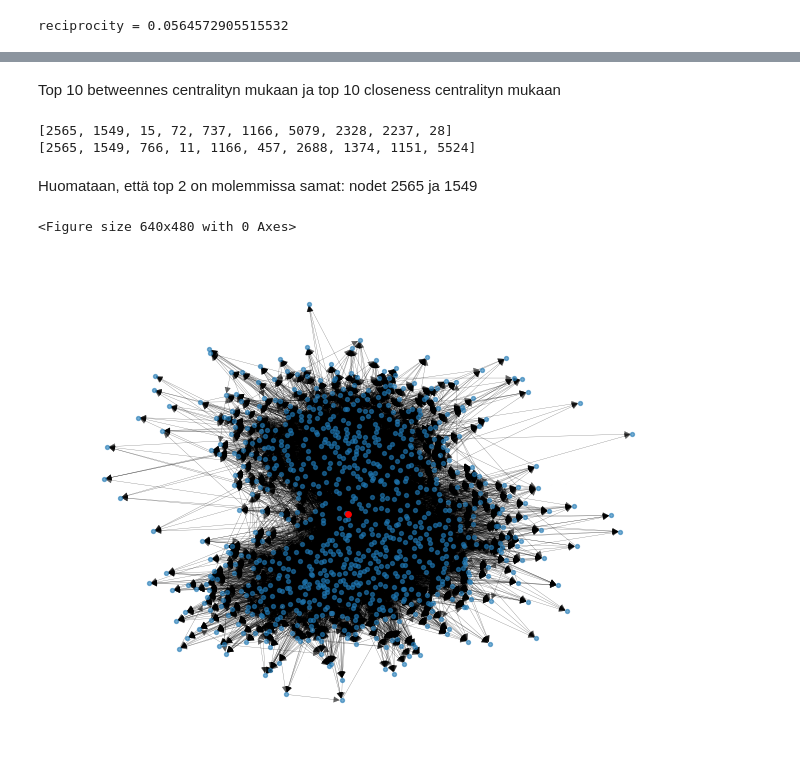
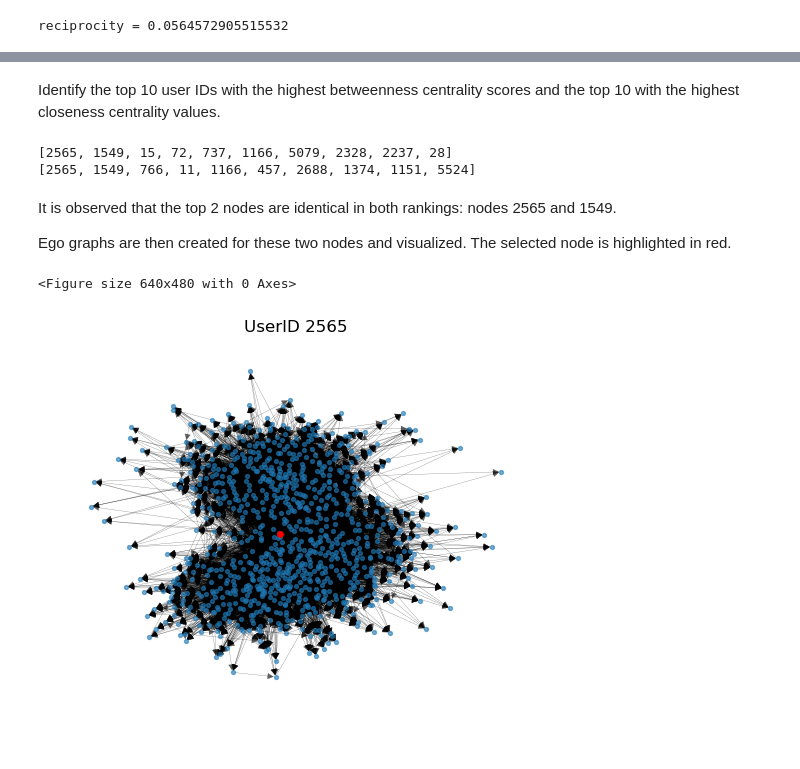
Before and after one commit to JereMakkonen/wikipedia-vote-link-prediction, a Jupyter notebook: project17.ipynb, the cells around one changed output, grey strips where cells are left out. Drawn from its saved outputs; the diff is of its cells as text; code cells hidden in the pictures.

```diff
--- a/project17.ipynb
+++ b/project17.ipynb
@@ -161,3 +183,3 @@ n. 0.05% on kaksisuuntaisia -> suurin osa linkeistä on yksipuolisia
 # %% [markdown]
-Top 10 betweennes centralityn mukaan ja top 10 closeness centralityn mukaan
+Identify the top 10 user IDs with the highest betweenness centrality scores and the top 10 with the highest closeness centrality values.
 # %%
@@ -175,4 +196,6 @@ print(top_10_centrality)
 [2565, 1549, 15, 72, 737, 1166, 5079, 2328, 2237, 28]
 [2565, 1549, 766, 11, 1166, 457, 2688, 1374, 1151, 5524]
 # %% [markdown]
-Huomataan, että top 2 on molemmissa samat: nodet 2565 ja 1549
+It is observed that the top 2 nodes are identical in both rankings: nodes 2565 and 1549.
+
+Ego graphs are then created for these two nodes and visualized. The selected node is highlighted in red.
@@ -182,16 +205,16 @@ ego_top2 = nx.ego_graph(G, 1549)
 # %%
 plt.clf()
 
 pos = nx.spring_layout(ego_top1, seed=42, k=2)
 
 plt.figure()
-
+plt.title("UserID 2565")
 nx.draw(ego_top1, pos, node_size=8, width=0.2, alpha=0.6)
 nx.draw_networkx_nodes(ego_top1, pos, nodelist=[2565], node_color='red', node_size=15)
 plt.show()
 # %% [output]
 <Figure size 640x480 with 0 Axes>
-[figure, old version]
+[figure, new version]
 # %%
 plt.clf()
 
```
Also changed, not shown: parts of 23 cells of this notebook.
